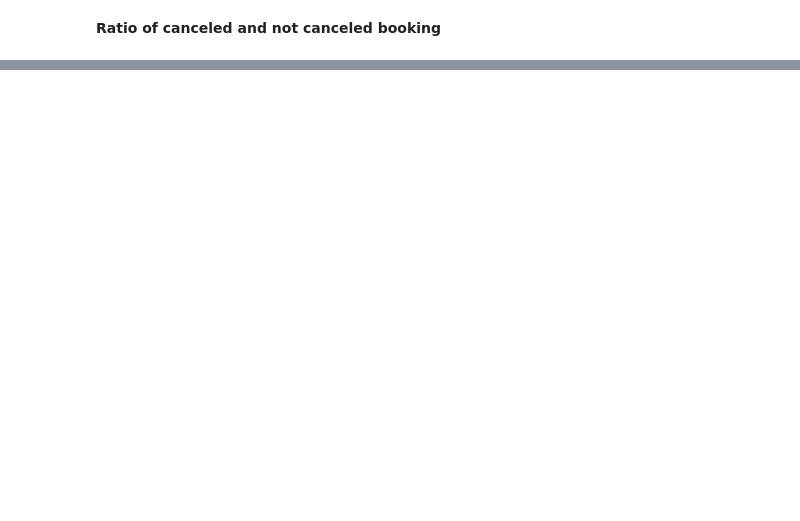
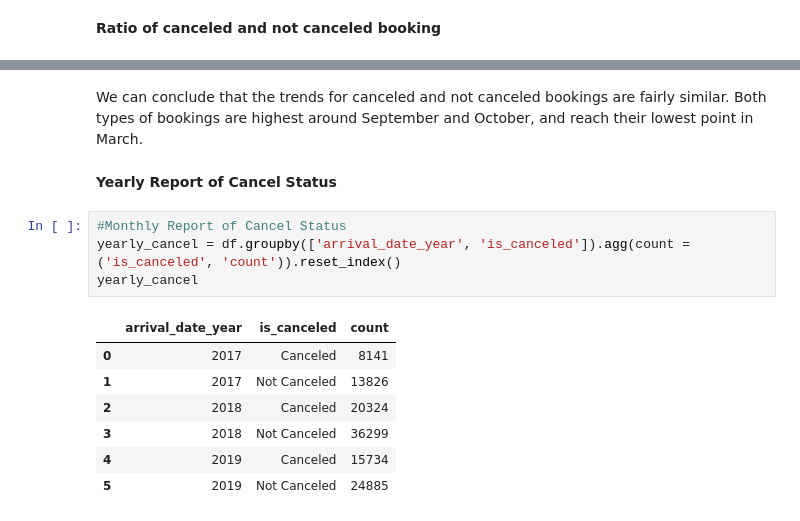
Before and after one commit to lutfiahk/Investigate-Business-Hotel-using-Data-Visualization, a Jupyter notebook: notebook.ipynb, the cells around one changed output, grey strips where cells are left out. Cells and saved outputs as stored; diff of their text form; blank space fills up the shorter version.

```diff
--- a/notebook.ipynb
+++ b/notebook.ipynb
@@ -215,0 +312,16 @@ canceledplot
+# %% [markdown]
+We can conclude that the trends for canceled and not canceled bookings are fairly similar. Both types of bookings are highest around September and October, and reach their lowest point in March.
+# %% [markdown]
+**Yearly Report of Cancel Status**
+# %%
+#Monthly Report of Cancel Status
+yearly_cancel = df.groupby(['arrival_date_year', 'is_canceled']).agg(count = ('is_canceled', 'count')).reset_index()
+yearly_cancel
+# %% [output]
+|  | arrival_date_year | is_canceled | count |
+| 0 | 2017 | Canceled | 8141 |
+| 1 | 2017 | Not Canceled | 13826 |
+| 2 | 2018 | Canceled | 20324 |
+| 3 | 2018 | Not Canceled | 36299 |
+| 4 | 2019 | Canceled | 15734 |
+| 5 | 2019 | Not Canceled | 24885 |
```
Also changed, not shown: parts of 34 cells of this notebook.
